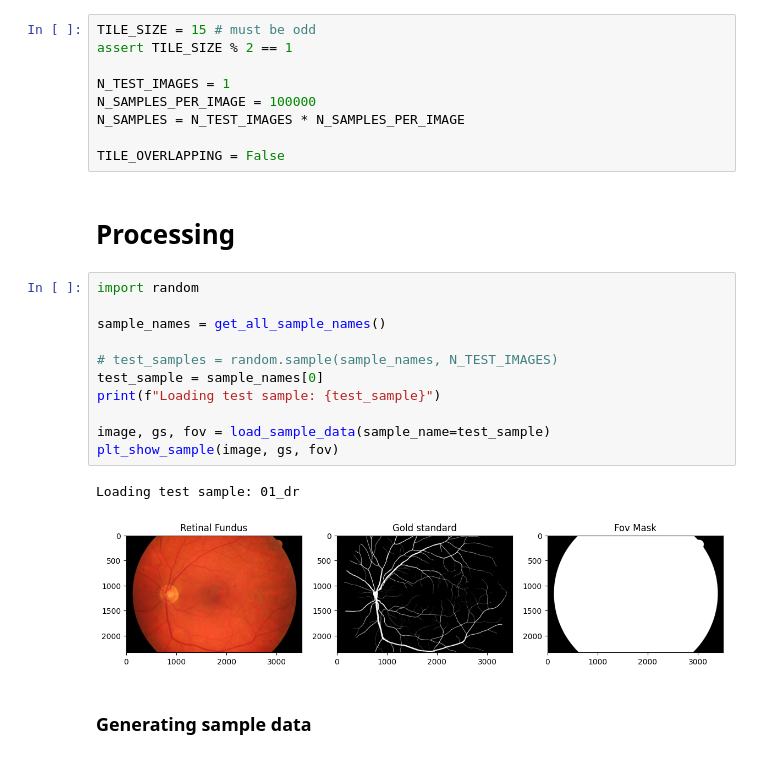
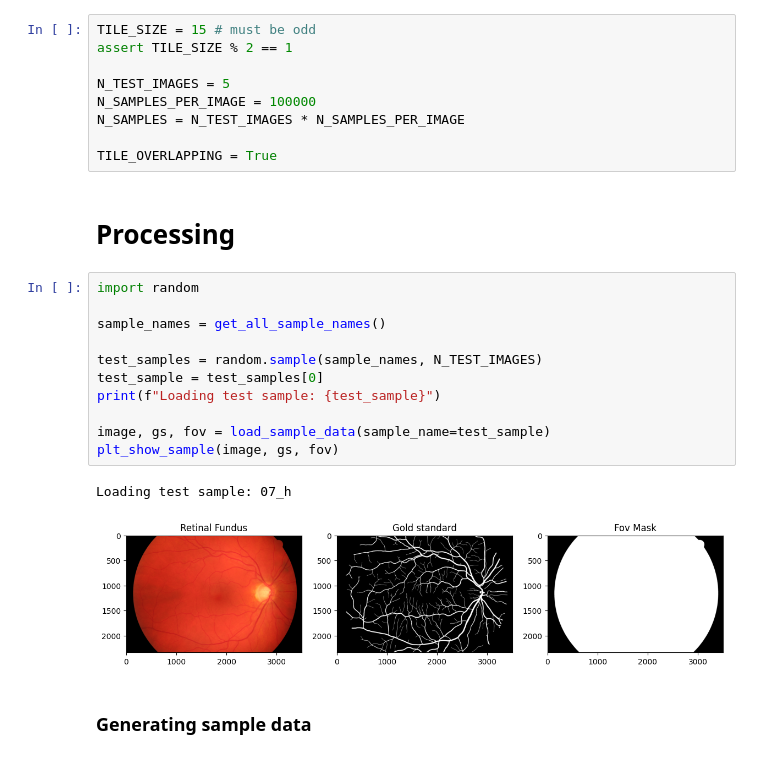
Before and after one commit to desecnd/deep-vessel, a Jupyter notebook: 4_basic_clasifiers.ipynb, the cells around one changed output. Cells and saved outputs as stored; diff of their text form.

```diff
--- a/4_basic_clasifiers.ipynb
+++ b/4_basic_clasifiers.ipynb
@@ -74,27 +86,27 @@ def extract_tile_features(image, gold_standard, center, tile_size, debug=False):
 TILE_SIZE = 15 # must be odd
 assert TILE_SIZE % 2 == 1
 
-N_TEST_IMAGES = 1
+N_TEST_IMAGES = 5
 N_SAMPLES_PER_IMAGE = 100000
 N_SAMPLES = N_TEST_IMAGES * N_SAMPLES_PER_IMAGE
 
-TILE_OVERLAPPING = False
+TILE_OVERLAPPING = True
 # %% [markdown]
 # Processing
 # %%
 import random
 
 sample_names = get_all_sample_names()
 
-# test_samples = random.sample(sample_names, N_TEST_IMAGES)
-test_sample = sample_names[0]
+test_samples = random.sample(sample_names, N_TEST_IMAGES)
+test_sample = test_samples[0]
 print(f"Loading test sample: {test_sample}")
 
 image, gs, fov = load_sample_data(sample_name=test_sample)
 plt_show_sample(image, gs, fov)
 # %% [output]
-Loading test sample: 01_dr
+Loading test sample: 07_h
-[figure, old version]
+[figure, new version]
 # %% [markdown]
 ### Generating sample data
 # %%
```
Also changed, not shown: parts of 8 cells of this notebook.
